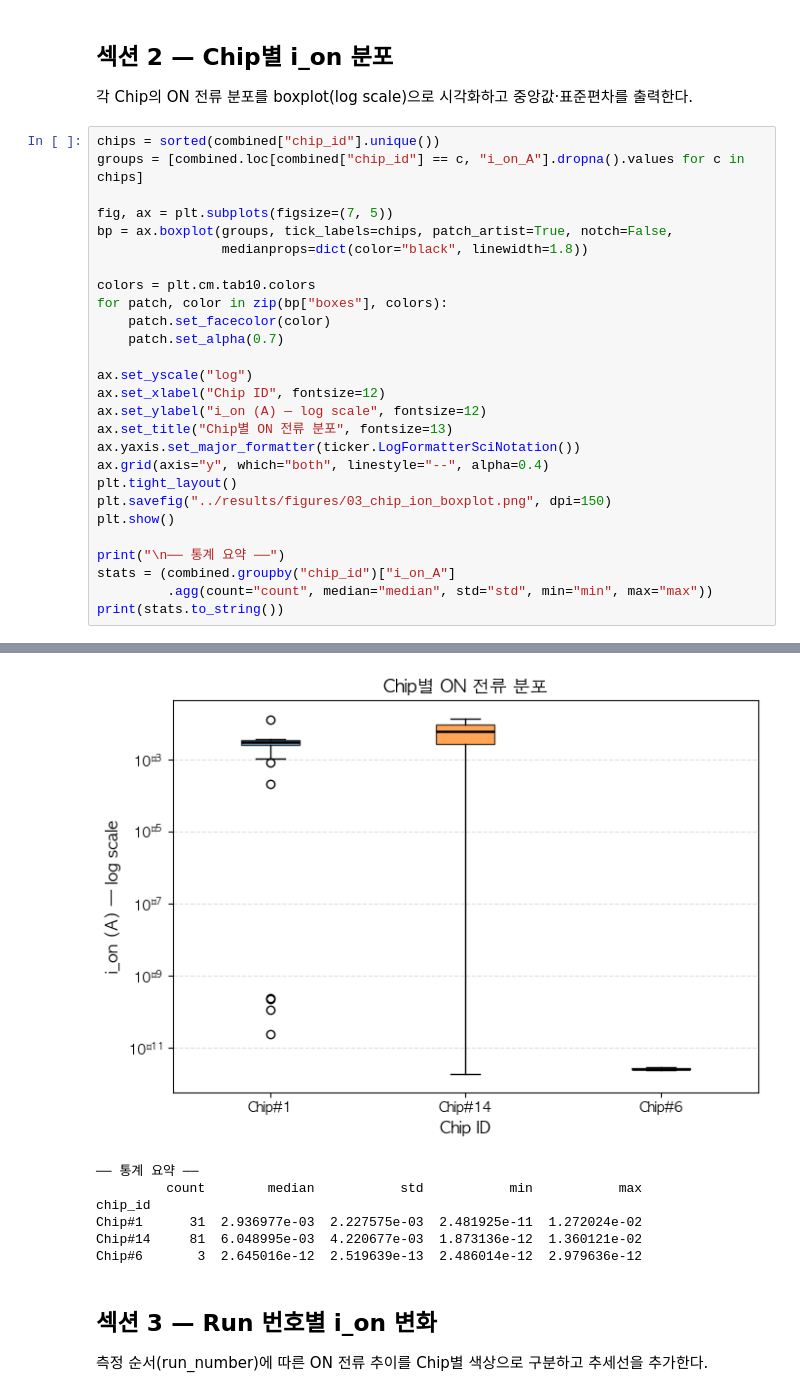
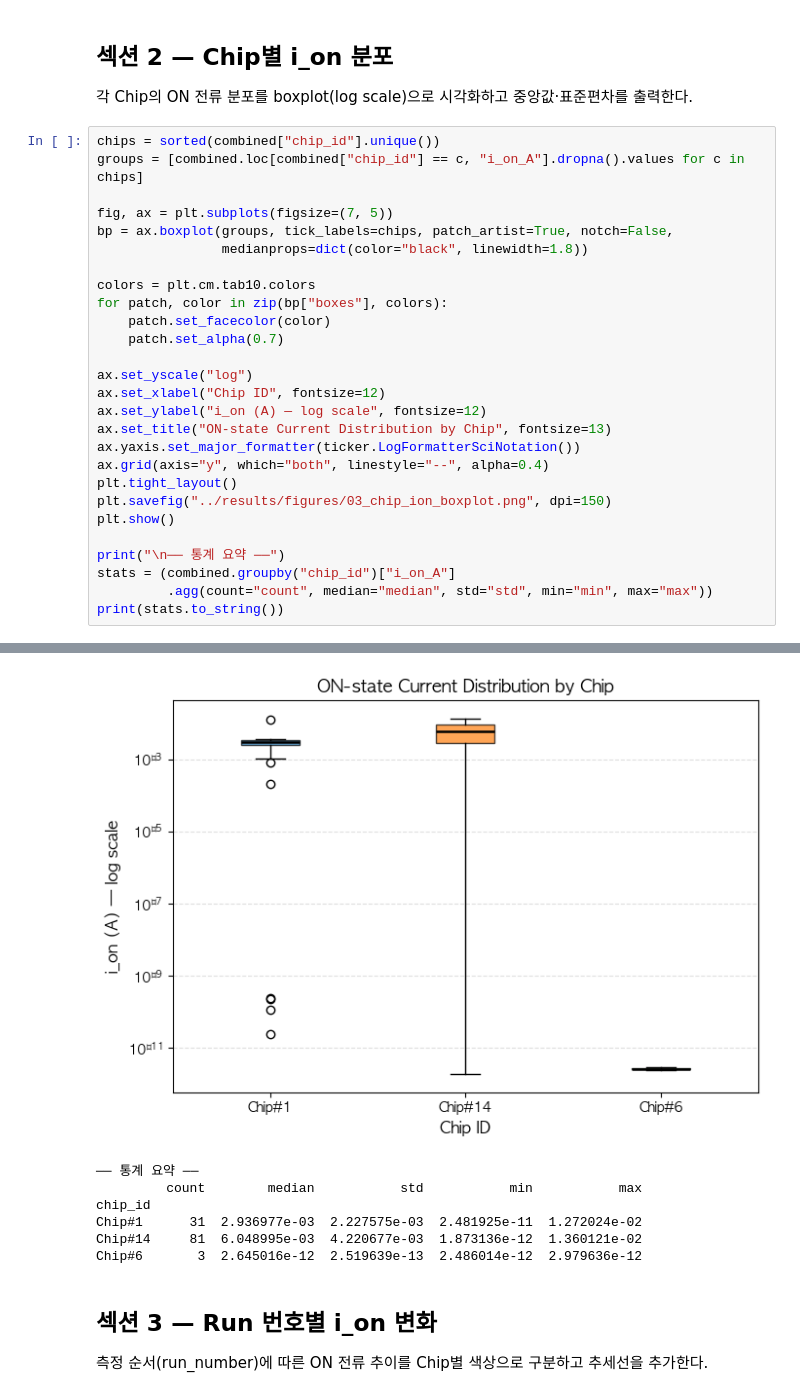
Before and after one commit to wjlee619/mos2-memristor-ml, a Jupyter notebook: notebooks/03_stability_analysis.ipynb, the cells around one changed output, grey strips where cells are left out. Cells and saved outputs as stored; diff of their text form.

```diff
--- a/notebooks/03_stability_analysis.ipynb
+++ b/notebooks/03_stability_analysis.ipynb
@@ -81,36 +81,36 @@ for patch, color in zip(bp["boxes"], colors):
 ax.set_yscale("log")
 ax.set_xlabel("Chip ID", fontsize=12)
 ax.set_ylabel("i_on (A) — log scale", fontsize=12)
-ax.set_title("Chip별 ON 전류 분포", fontsize=13)
+ax.set_title("ON-state Current Distribution by Chip", fontsize=13)
 ax.yaxis.set_major_formatter(ticker.LogFormatterSciNotation())
 ax.grid(axis="y", which="both", linestyle="--", alpha=0.4)
 plt.tight_layout()
 plt.savefig("../results/figures/03_chip_ion_boxplot.png", dpi=150)
 plt.show()
 
 print("\n── 통계 요약 ──")
 stats = (combined.groupby("chip_id")["i_on_A"]
          .agg(count="count", median="median", std="std", min="min", max="max"))
 print(stats.to_string())
 # %% [output]
 Font 'default' does not have a glyph for '\u2212' [U+2212], substituting with a dummy symbol.
 Font 'default' does not have a glyph for '\u2212' [U+2212], substituting with a dummy symbol.
 Font 'default' does not have a glyph for '\u2212' [U+2212], substituting with a dummy symbol.
 Font 'default' does not have a glyph for '\u2212' [U+2212], substituting with a dummy symbol.
 Font 'default' does not have a glyph for '\u2212' [U+2212], substituting with a dummy symbol.
 Font 'default' does not have a glyph for '\u2212' [U+2212], substituting with a dummy symbol.
 Font 'default' does not have a glyph for '\u2212' [U+2212], substituting with a dummy symbol.
 Font 'default' does not have a glyph for '\u2212' [U+2212], substituting with a dummy symbol.
 Font 'default' does not have a glyph for '\u2212' [U+2212], substituting with a dummy symbol.
 Font 'default' does not have a glyph for '\u2212' [U+2212], substituting with a dummy symbol.
 Font 'default' does not have a glyph for '\u2212' [U+2212], substituting with a dummy symbol.
 Font 'default' does not have a glyph for '\u2212' [U+2212], substituting with a dummy symbol.
 ... (24 lines left out)
 Font 'default' does not have a glyph for '\u2212' [U+2212], substituting with a dummy symbol.
 Font 'default' does not have a glyph for '\u2212' [U+2212], substituting with a dummy symbol.
 Font 'default' does not have a glyph for '\u2212' [U+2212], substituting with a dummy symbol.
 Font 'default' does not have a glyph for '\u2212' [U+2212], substituting with a dummy symbol.
-[figure, old version]
+[figure, new version]
 ── 통계 요약 ──
          count        median           std           min           max
 chip_id
```
Also changed, not shown: parts of 2 cells of this notebook, 3 other files.
